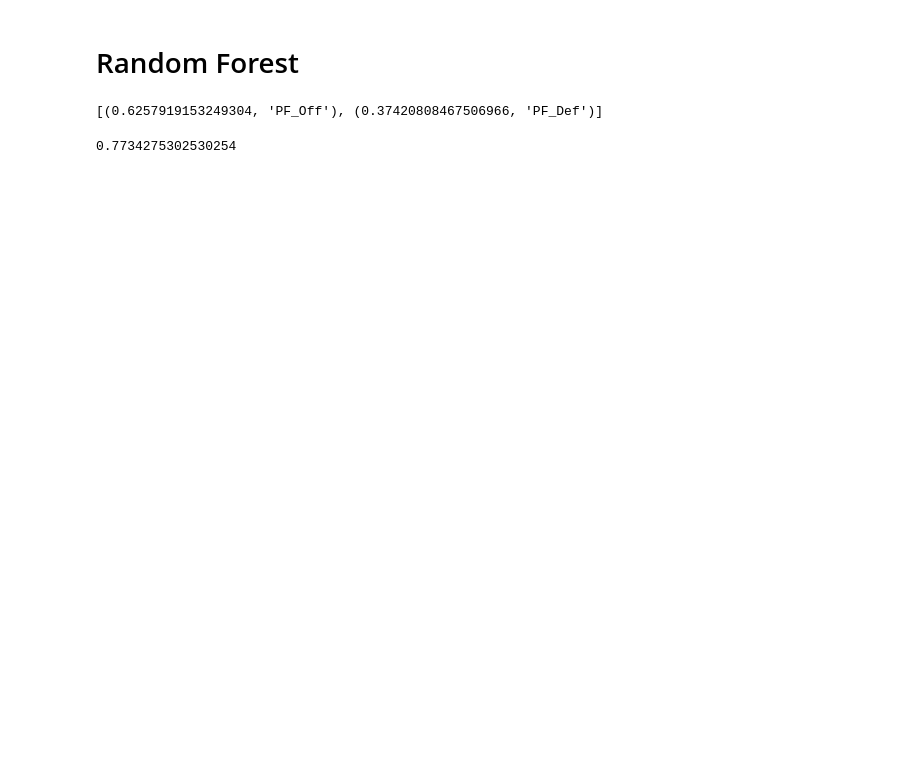
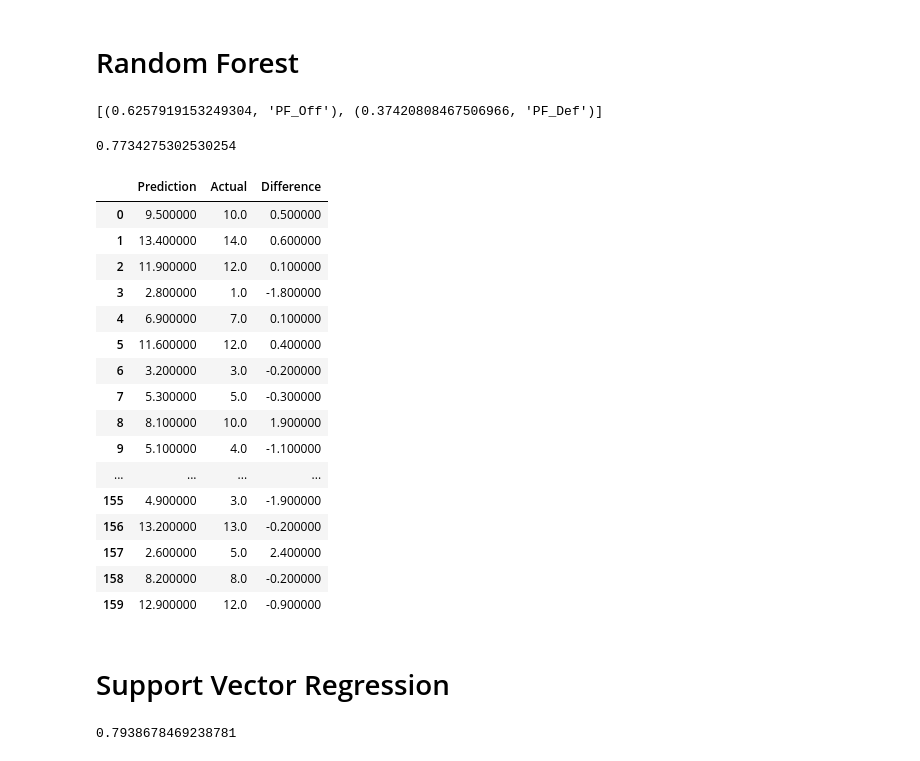
Before and after one commit to BryanWilsonRU/Final_Project, a Jupyter notebook: notebooks/preprocessing.ipynb, the cells around one changed output. Saved outputs shown, nothing was run; the diff lists cells and outputs as text; code cells hidden in the pictures; blank space fills up the shorter version.

```diff
--- a/notebooks/preprocessing.ipynb
+++ b/notebooks/preprocessing.ipynb
@@ -135,3 +157,32 @@ sorted(zip(regressor.feature_importances_ , feature_names), reverse=True)
 regressor.score(x_test, y_test)
 # %% [output]
 0.7734275302530254
+# %%
+y_pred = regressor.predict(x_test)
+pd.DataFrame({"Prediction":y_pred * 16, "Actual":y_test * 16, "Difference": (y_test - y_pred) * 16})
+# %% [output]
+|  | Prediction | Actual | Difference |
+| 0 | 9.500000 | 10.0 | 0.500000 |
+| 1 | 13.400000 | 14.0 | 0.600000 |
+| 2 | 11.900000 | 12.0 | 0.100000 |
+| 3 | 2.800000 | 1.0 | -1.800000 |
+| 4 | 6.900000 | 7.0 | 0.100000 |
+| 5 | 11.600000 | 12.0 | 0.400000 |
+| 6 | 3.200000 | 3.0 | -0.200000 |
+| 7 | 5.300000 | 5.0 | -0.300000 |
+| 8 | 8.100000 | 10.0 | 1.900000 |
+| 9 | 5.100000 | 4.0 | -1.100000 |
+| ... | ... | ... | ... |
+| 155 | 4.900000 | 3.0 | -1.900000 |
+| 156 | 13.200000 | 13.0 | -0.200000 |
+| 157 | 2.600000 | 5.0 | 2.400000 |
+| 158 | 8.200000 | 8.0 | -0.200000 |
+| 159 | 12.900000 | 12.0 | -0.900000 |
+# %% [markdown]
+# Support Vector Regression
+# %%
+regressor = SVR(kernel='rbf')
+regressor.fit(x_train,y_train)
+regressor.score(x_test,y_test)
+# %% [output]
+0.7938678469238781
```
Also changed, not shown: parts of 8 cells of this notebook.
